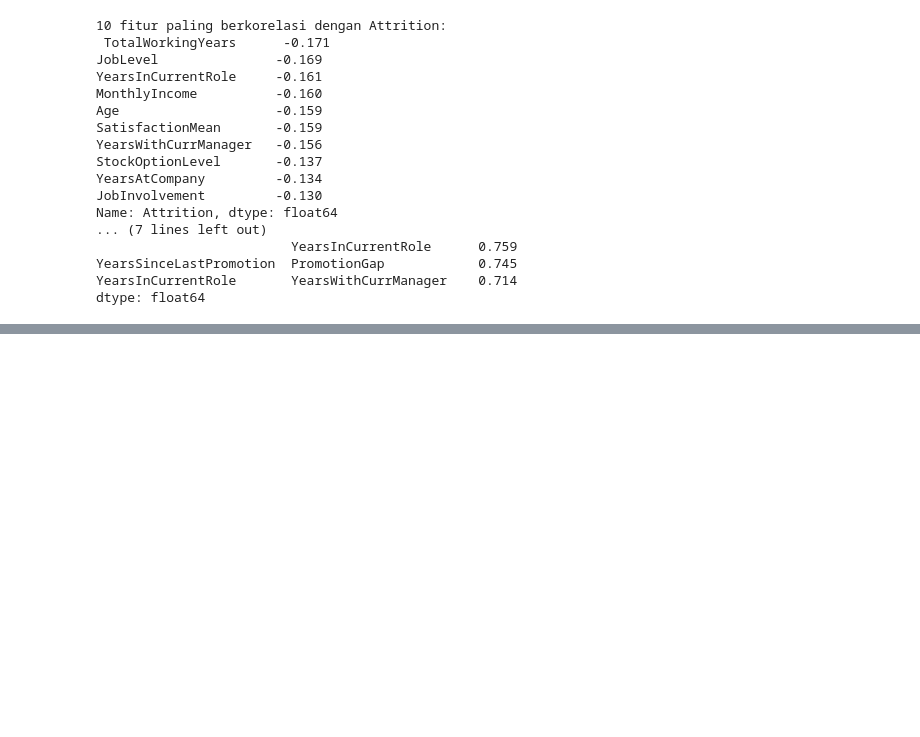
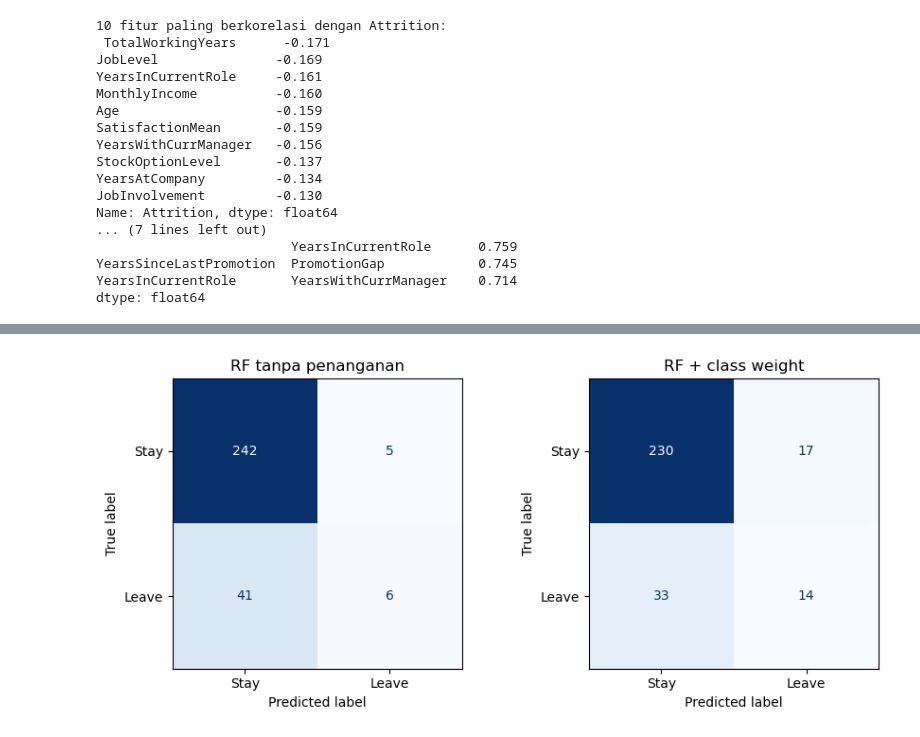
Before and after one commit to manl1/Project-ETS-Machine-Learning, a Jupyter notebook: project-ets.ipynb, the cells around one changed output, grey strips where cells are left out. Cells and saved outputs as stored; diff of their text form; code cells hidden in the pictures; blank space fills up the shorter version.

```diff
--- a/project-ets.ipynb
+++ b/project-ets.ipynb
@@ -203,0 +330,11 @@ dtype: float64
+# %%
+test_rows = []
+for model_name in ["LogReg", "RandForest"]:
+    for imb_name, imb in IMB_OPTIONS.items():
+        pipe = build_pipeline(model_name, imb).fit(X_train, y_train)
+        r = compute_metrics(y_test, pipe.predict_proba(X_test)[:, 1])
+        r.update(Model=model_name, Imbalance=imb_name)
+        test_rows.append(r)
+
+test_baseline = pd.DataFrame(test_rows)[["Model", "Imbalance", "Precision", "Recall", "F1", "BalAcc", "ROC_AUC", "PR_AUC"]]
+display(test_baseline.round(3))
@@ -203,0 +349,11 @@ dtype: float64
+# %%
+# Confusion matrix baseline (RF default tanpa penanganan vs RF + class weight)
+fig, axes = plt.subplots(1, 2, figsize=(9, 4))
+for ax, (title, imb) in zip(axes, [("RF tanpa penanganan", None), ("RF + class weight", "cw")]):
+    pipe = build_pipeline("RandForest", imb).fit(X_train, y_train)
+    ConfusionMatrixDisplay(confusion_matrix(y_test, pipe.predict(X_test)),
+                           display_labels=["Stay", "Leave"]).plot(ax=ax, colorbar=False, cmap="Blues")
+    ax.set_title(title)
+plt.tight_layout(); plt.show()
+# %% [output]
+[figure, added]
```
Also changed, not shown: parts of 11 cells of this notebook.
